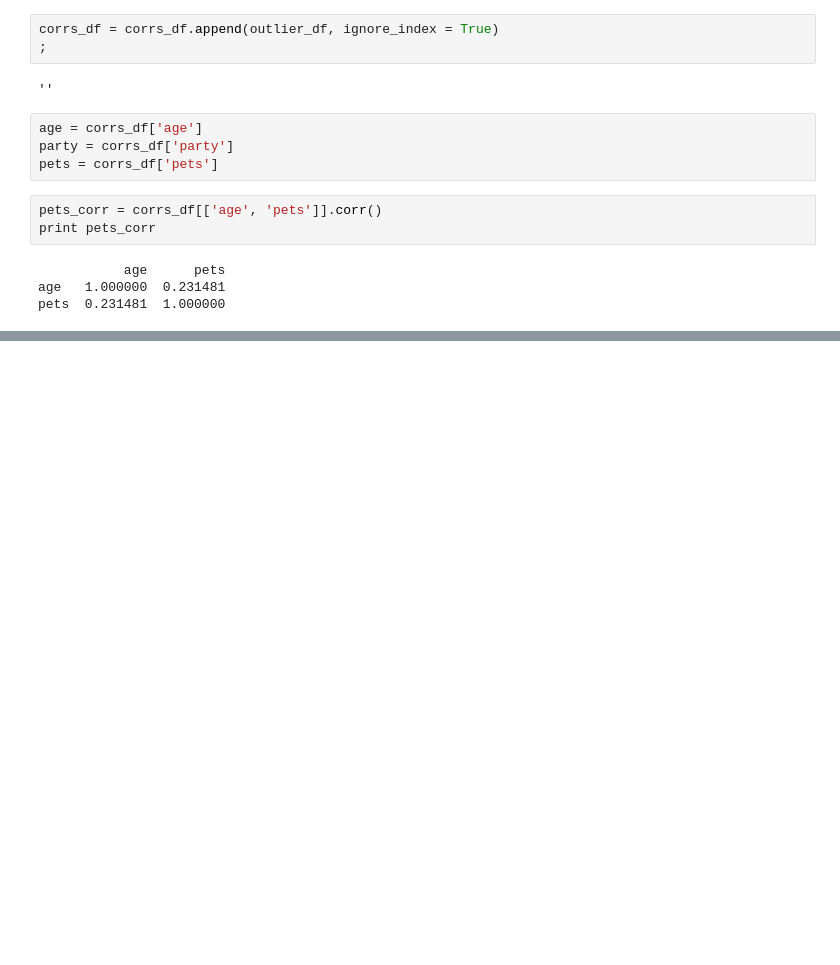
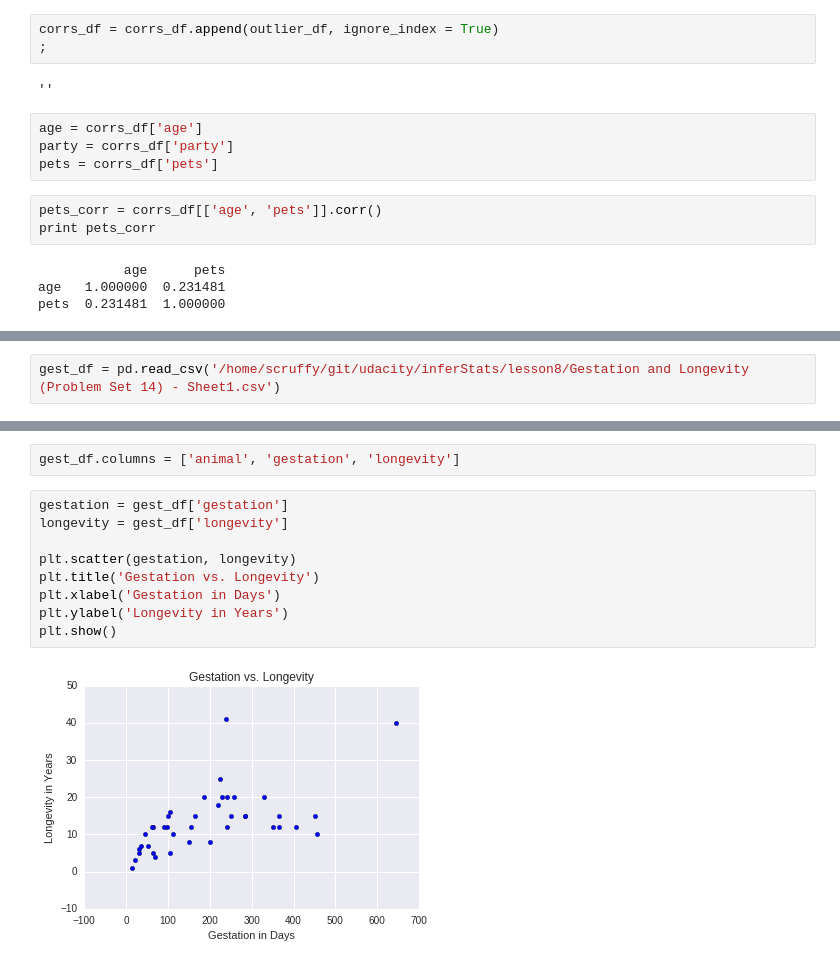
Before and after one commit to charlesmilam/udacity, a Jupyter notebook: inferStats/lesson8/Lesson_8.ipynb, the cells around one changed output, grey strips where cells are left out. Saved outputs shown, nothing was run; the diff lists cells and outputs as text; blank space fills up the shorter version.

Commit message:
add dataframe for animal gestation/longevity. add scatterplot to show data.

```diff
--- a/inferStats/lesson8/Lesson_8.ipynb
+++ b/inferStats/lesson8/Lesson_8.ipynb
@@ -120,0 +125,2 @@ pets  0.231481  1.000000
+# %%
+gest_df = pd.read_csv('/home/scruffy/git/udacity/inferStats/lesson8/Gestation and Longevity (Problem Set 14) - Sheet1.csv')
@@ -120,0 +136,13 @@ pets  0.231481  1.000000
+# %%
+gest_df.columns = ['animal', 'gestation', 'longevity']
+# %%
+gestation = gest_df['gestation']
+longevity = gest_df['longevity']
+
+plt.scatter(gestation, longevity)
+plt.title('Gestation vs. Longevity')
+plt.xlabel('Gestation in Days')
+plt.ylabel('Longevity in Years')
+plt.show()
+# %% [output]
+[figure, added]
```
Also changed, not shown: parts of 3 cells of this notebook, 1 other file.
